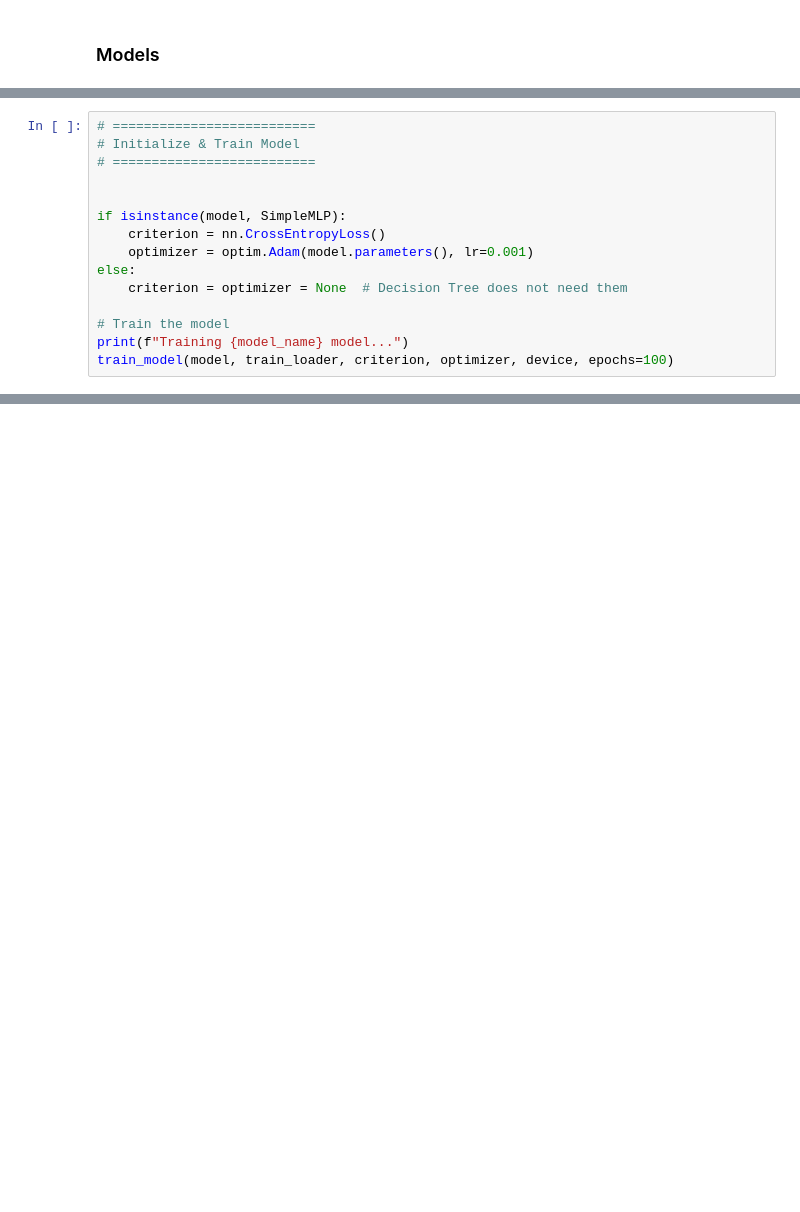
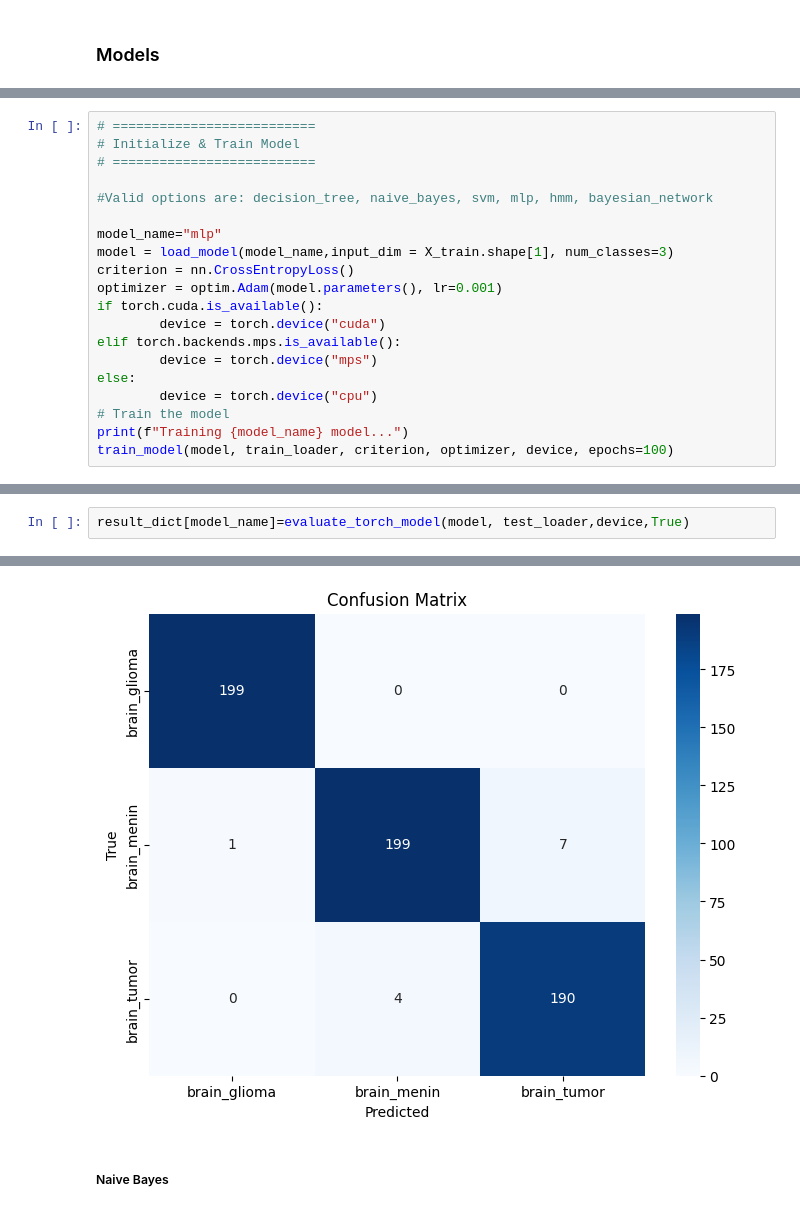
Before and after one commit to ThanhPhan14062003/ML_BarePass, a Jupyter notebook: notebooks/assignment1/exploration.ipynb, the cells around one changed output, grey strips where cells are left out. Saved outputs shown, nothing was run; the diff lists cells and outputs as text; blank space fills up the shorter version.

```diff
--- a/notebooks/assignment1/exploration.ipynb
+++ b/notebooks/assignment1/exploration.ipynb
@@ -433,13 +517,18 @@ device = torch.device("cuda" if torch.cuda.is_available() else "cpu")
 # Initialize & Train Model
 # ==========================
 
+#Valid options are: decision_tree, naive_bayes, svm, mlp, hmm, bayesian_network
 
-if isinstance(model, SimpleMLP):
-    criterion = nn.CrossEntropyLoss()
-    optimizer = optim.Adam(model.parameters(), lr=0.001)
+model_name="mlp"
+model = load_model(model_name,input_dim = X_train.shape[1], num_classes=3)
+criterion = nn.CrossEntropyLoss()
+optimizer = optim.Adam(model.parameters(), lr=0.001)
+if torch.cuda.is_available():
+        device = torch.device("cuda")
+elif torch.backends.mps.is_available():
+        device = torch.device("mps")
 else:
-    criterion = optimizer = None  # Decision Tree does not need them
-
+        device = torch.device("cpu")
 # Train the model
 print(f"Training {model_name} model...")
 train_model(model, train_loader, criterion, optimizer, device, epochs=100)
@@ -449,0 +547,3 @@ Decision Tree Log Loss: 0.0000, Training Accuracy: 1.0000
+# %%
+result_dict[model_name]=evaluate_torch_model(model, test_loader,device,True)
+# %% [output]
@@ -449,0 +565,3 @@ Decision Tree Log Loss: 0.0000, Training Accuracy: 1.0000
+[figure, added]
+# %% [markdown]
+##### Naive Bayes
```
Also changed, not shown: parts of 44 cells of this notebook, 14 other files.
